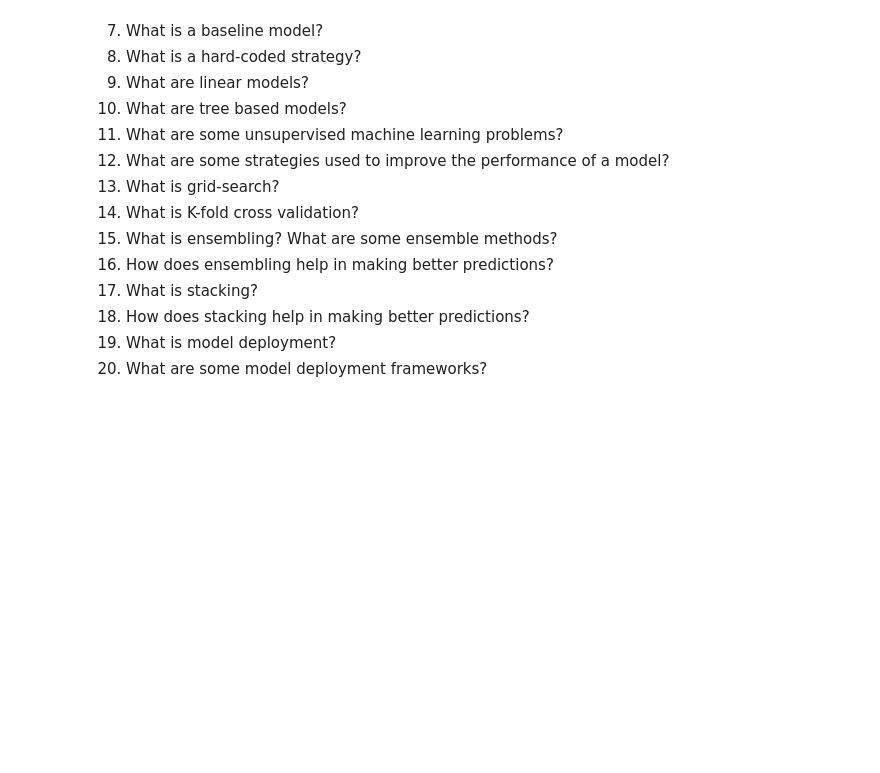
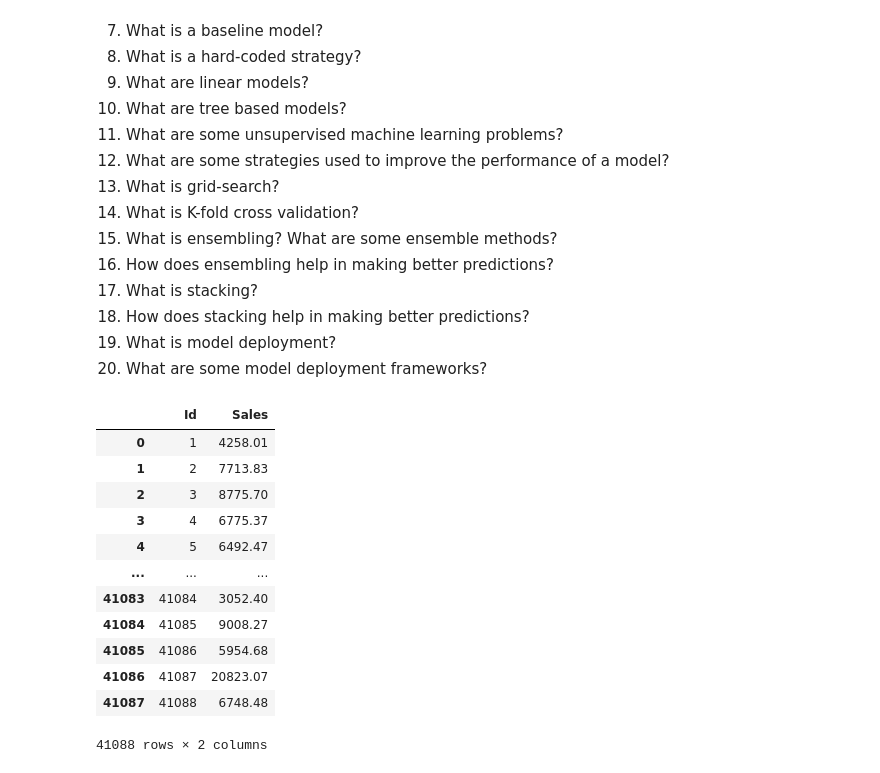
Before and after one commit to McLight-Note/AI-self-study, a Jupyter notebook: Project_12_Repeating/How to Approach ML Problems/file.ipynb, the cells around one changed output. Saved outputs shown, nothing was run; the diff lists cells and outputs as text; code cells hidden in the pictures; blank space fills up the shorter version.

```diff
--- a/Project_12_Repeating/How to Approach ML Problems/file.ipynb
+++ b/Project_12_Repeating/How to Approach ML Problems/file.ipynb
@@ -959,3 +959,19 @@ Check out the following resources to learn more:
 18.	How does stacking help in making better predictions?
 19.	What is model deployment?
 20.	What are some model deployment frameworks?
+# %%
+submission_df
+# %% [output]
+|  | Id | Sales |
+| 0 | 1 | 4258.01 |
+| 1 | 2 | 7713.83 |
+| 2 | 3 | 8775.70 |
+| 3 | 4 | 6775.37 |
+| 4 | 5 | 6492.47 |
+| ... | ... | ... |
+| 41083 | 41084 | 3052.40 |
+| 41084 | 41085 | 9008.27 |
+| 41085 | 41086 | 5954.68 |
+| 41086 | 41087 | 20823.07 |
+| 41087 | 41088 | 6748.48 |
+41088 rows × 2 columns
```
Also changed, not shown: 8 other files.
